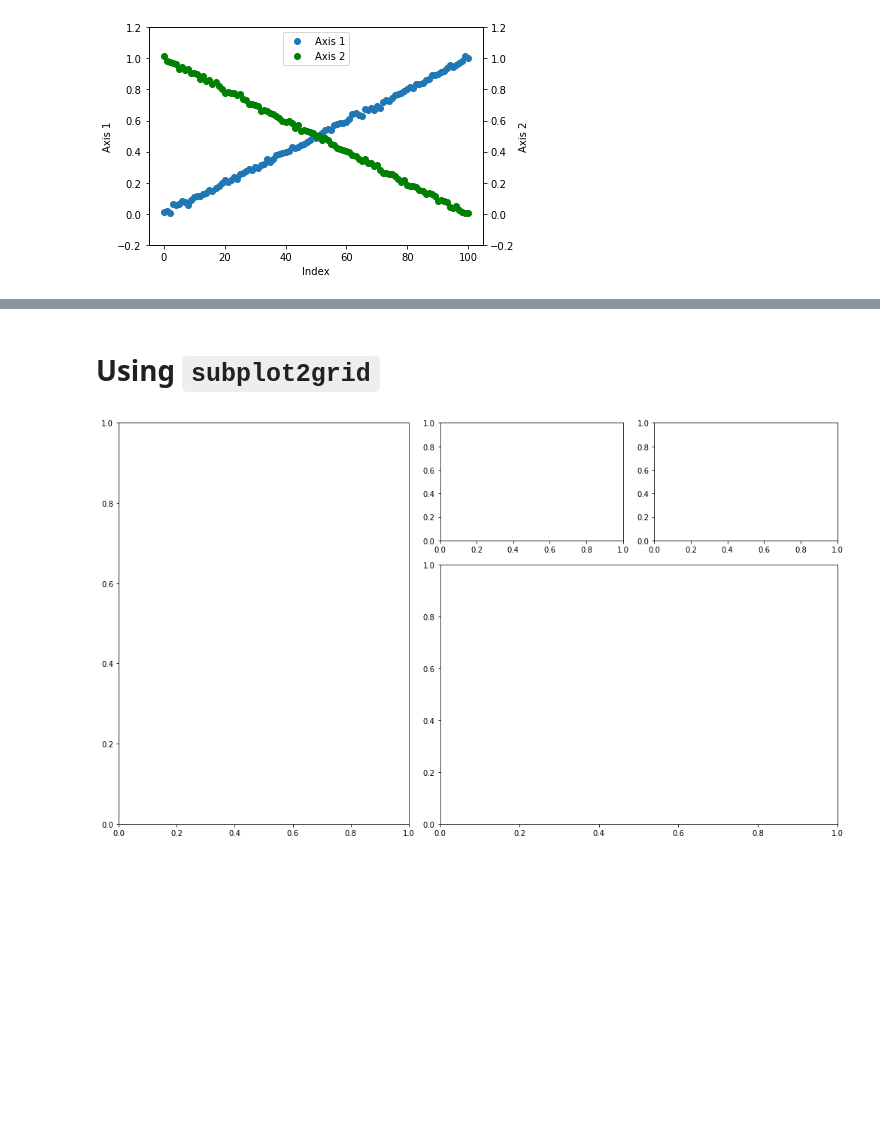
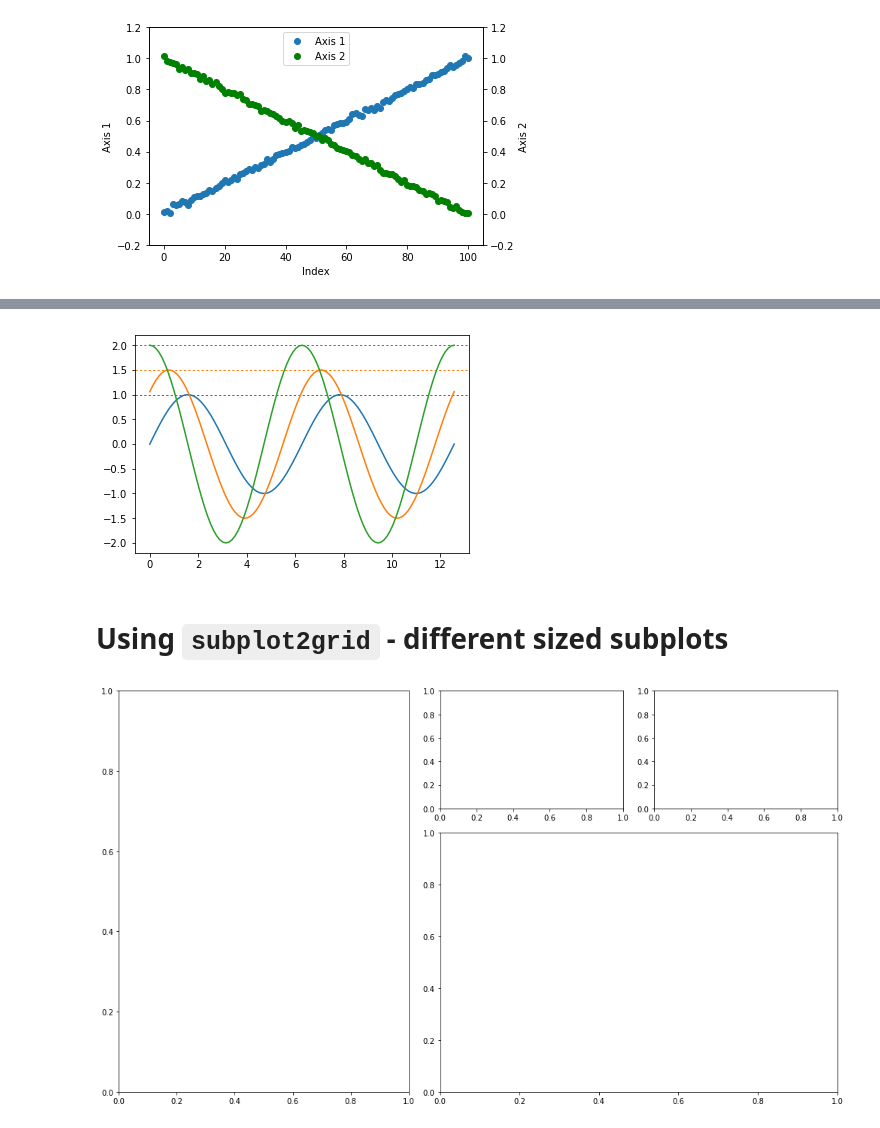
Before and after one commit to gregnordin/notes_to_self, a Jupyter notebook: python/matplotlib_notes.ipynb, the cells around one changed output, grey strips where cells are left out. Saved outputs shown, nothing was run; the diff lists cells and outputs as text; code cells hidden in the pictures; blank space fills up the shorter version.

Commit message:
Add note about how to get the line color of a plotted line when using matplotlib

```diff
--- a/python/matplotlib_notes.ipynb
+++ b/python/matplotlib_notes.ipynb
@@ -92,5 +100,18 @@ ax2.legend(lines + lines2, labels + labels2, loc='upper center')
+# %%
+xx = np.linspace(0, 4 * np.pi, 101)
+data0 = np.sin(xx)
+data1 = 1.5 * np.sin(xx + np.pi/4)
+data2 = 2 * np.sin(xx + np.pi/2)
+data = [data0, data1, data2]
+fig, ax = plt.subplots()
+for d in data:
+    l = ax.plot(xx, d)
+    color = l[0].get_color()
+    ax.axhline(max(d), c=color, linestyle=':', linewidth=1)
+# %% [output]
+[figure, added]
 # %% [markdown]
-# Using `subplot2grid`
+# Using `subplot2grid` - different sized subplots
 # %%
 fig = plt.figure(figsize=(14,8))
 ax1 = plt.subplot2grid((3, 7), (0, 0), colspan=3, rowspan=3)
```
Also changed, not shown: parts of 1 cell of this notebook.
